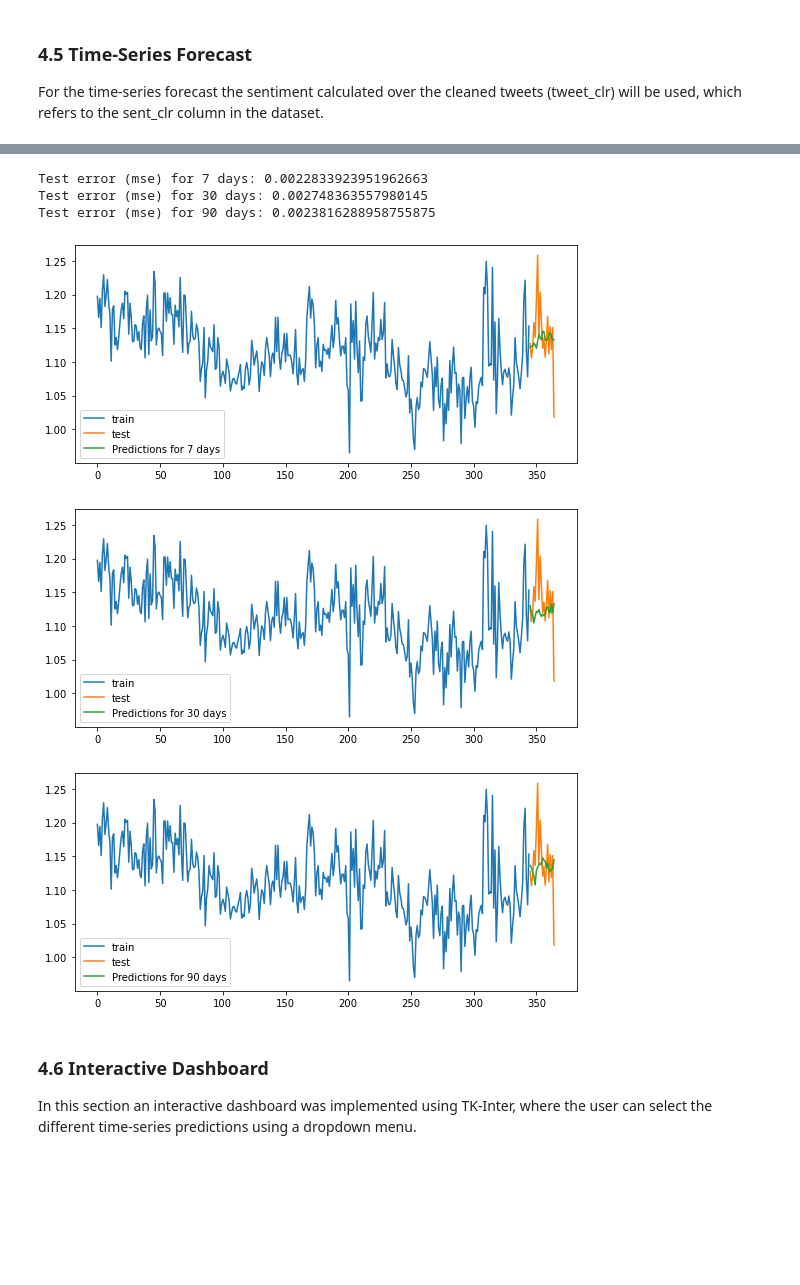
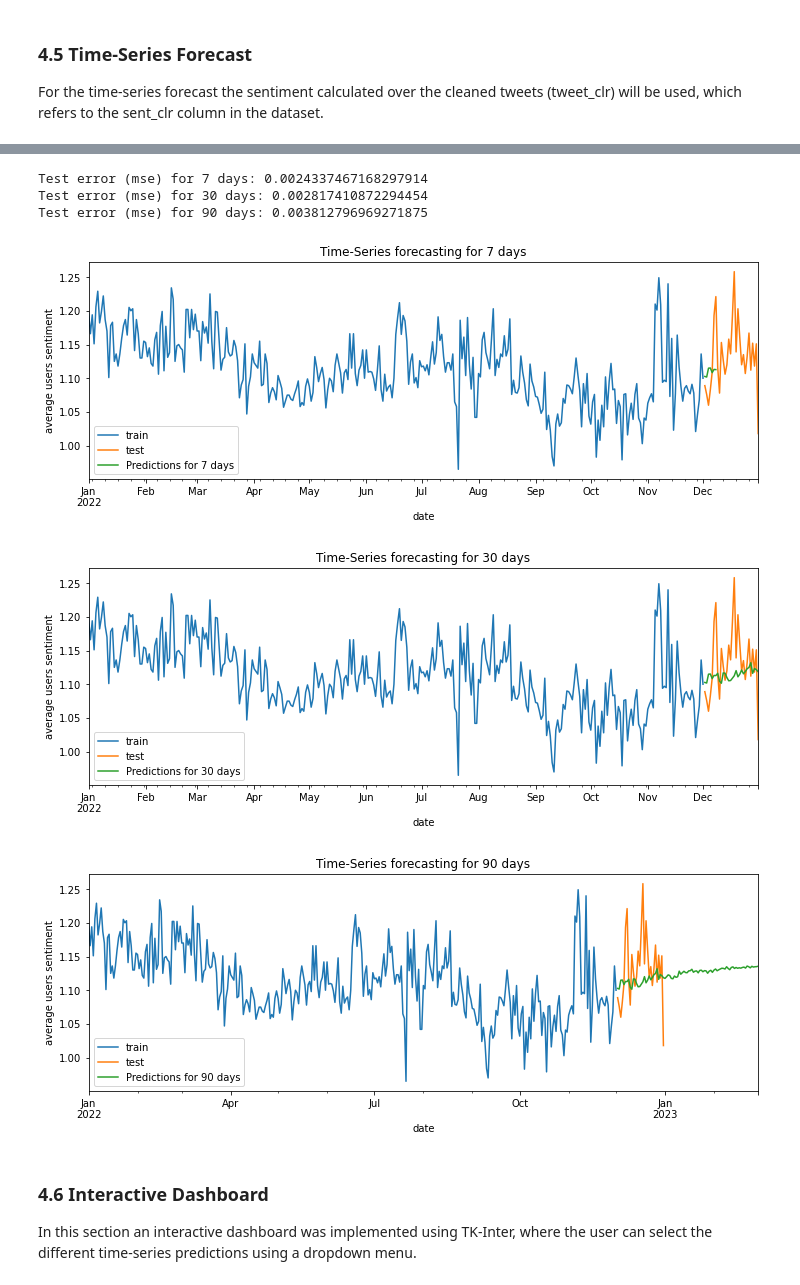
Before and after one commit to CCT-MastersDA/cct-sem2-ca2, a Jupyter notebook: jupyter/ca2-jupyter.ipynb, the cells around one changed output, grey strips where cells are left out. Drawn from its saved outputs; the diff is of its cells as text; code cells hidden in the pictures; blank space fills up the shorter version.

```diff
--- a/jupyter/ca2-jupyter.ipynb
+++ b/jupyter/ca2-jupyter.ipynb
@@ -681,0 +740,11 @@ Use the last 20 days as testing data for the time series forecast. This is just
+# %%
+# parameter for the experiment
+pred_steps = 30
+
+# split the data into train and test data
+data_train = grouped_df[:-pred_steps]
+data_test = grouped_df[-pred_steps:]
+
+# print the train and test data details
+print(f"Train dates : {data_train.index.min()} --- {data_train.index.max()} (n={len(data_train)})")
+print(f"Test dates  : {data_test.index.min()}  --- {data_test.index.max()}  (n={len(data_test)})")
@@ -705,0 +768,9 @@ Make predictions at 1 week, 1 month and 3 months going forward.
+# %%
+# instanciate forcaster using last 30 days as reference
+forecaster = ForecasterAutoreg(regressor=RandomForestRegressor(random_state=42), lags=pred_steps)
+
+# fit the model using the training dataset (first 335 days of the year)
+forecaster.fit(y=data_train[y])
+
+# display the model parameters
+forecaster
@@ -706,36 +795,38 @@ Make predictions at 1 week, 1 month and 3 months going forward.
 # %%
-# using the following days as the lags parameter
+# using the following days as the lags parameter to predict
 pred_lags_days = [7, 30, 90]
 
-# predict the data using the values above
-for step in pred_lags_days:
-    # instanciate forcaster
-    forecaster = ForecasterAutoreg(regressor=RandomForestRegressor(random_state=42), lags=step)
-    forecaster.fit(y=data_train[y])
-
+# predict the data forward using the values
+for step_ff in pred_lags_days:
     # make a prediction given the steps as input
-    predictions = forecaster.predict(steps=steps)
+    predictions = forecaster.predict(steps=step_ff)
 
     # plot the prediction in the graph
-    fig, ax = plt.subplots(figsize=(9, 4))
+    fig, ax = plt.subplots(figsize=(12, 4))
     data_train[y].plot(ax=ax, label='train')
     data_test[y].plot(ax=ax, label='test')
-    predictions.plot(ax=ax, label=f'Predictions for {step} days')
+    predictions.plot(ax=ax, label=f'Predictions for {step_ff} days')
+    plt.title(f'Time-Series forecasting for {step_ff} days')
+    plt.xlabel('date')
+    plt.ylabel('average users sentiment')
     ax.legend();
 
     # saving graph as image
-    plt.savefig(join(IMAGES_FOLDER, f'time-series-{step}.png'), format='png')
+    plt.savefig(join(IMAGES_FOLDER, f'time-series-{step_ff}.png'), format='png')
+
+    # getting the truth data for the error calculation
+    data_test_err = grouped_df[-step_ff:]
 
     # calculate the prediction error
-    error_mse = mean_squared_error(y_true = data_test[y], y_pred = predictions)
-    print(f"Test error (mse) for {step} days: {error_mse}")
+    error_mse = mean_squared_error(y_true=data_test_err[y], y_pred=predictions)
+    print(f"Test error (mse) for {step_ff} days: {error_mse}")
 # %% [output]
-Test error (mse) for 7 days: 0.0022833923951962663
-Test error (mse) for 30 days: 0.002748363557980145
-Test error (mse) for 90 days: 0.0023816288958755875
+Test error (mse) for 7 days: 0.0024337467168297914
+Test error (mse) for 30 days: 0.002817410872294454
+Test error (mse) for 90 days: 0.003812796969271875
-[figure, old version]
+[figure, new version]
-[figure, old version]
+[figure, new version]
-[figure, old version]
+[figure, new version]
 # %% [markdown]
 ### 4.6 Interactive Dashboard
 
```
Also changed, not shown: parts of 24 cells of this notebook, 4 other files.
